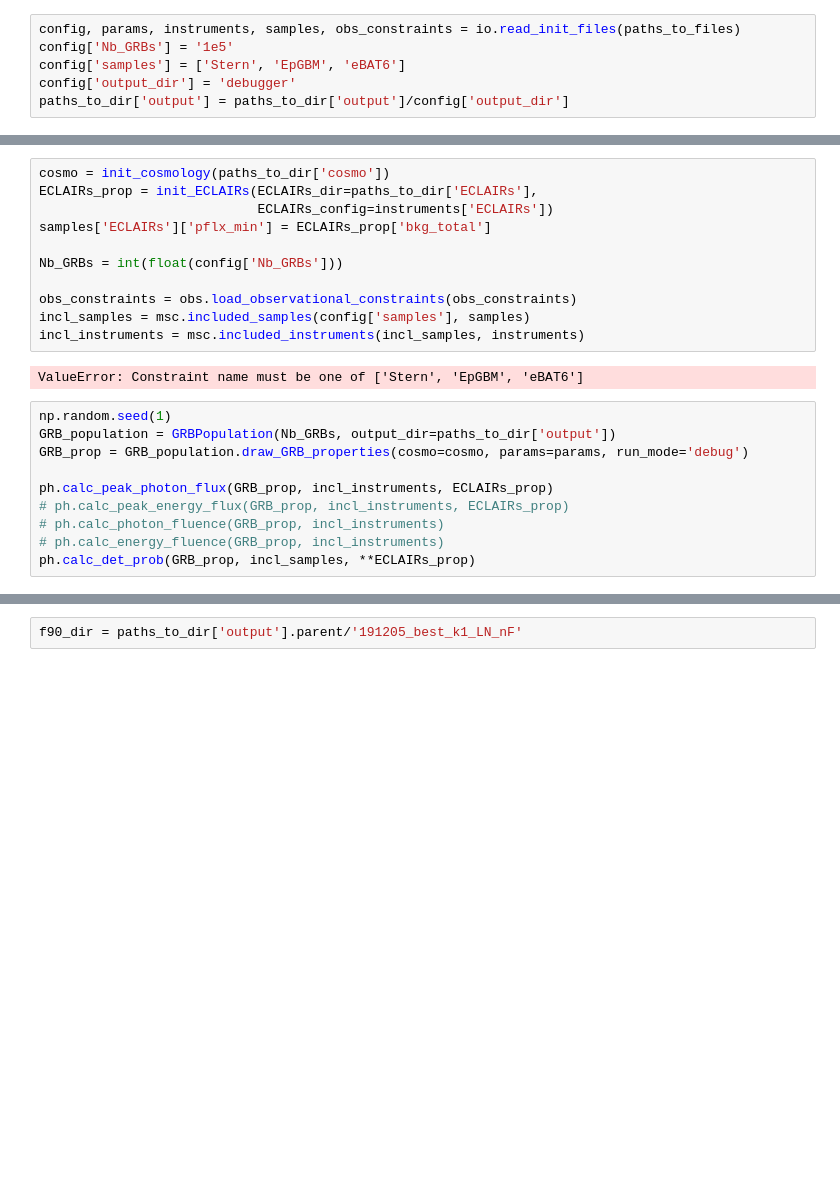
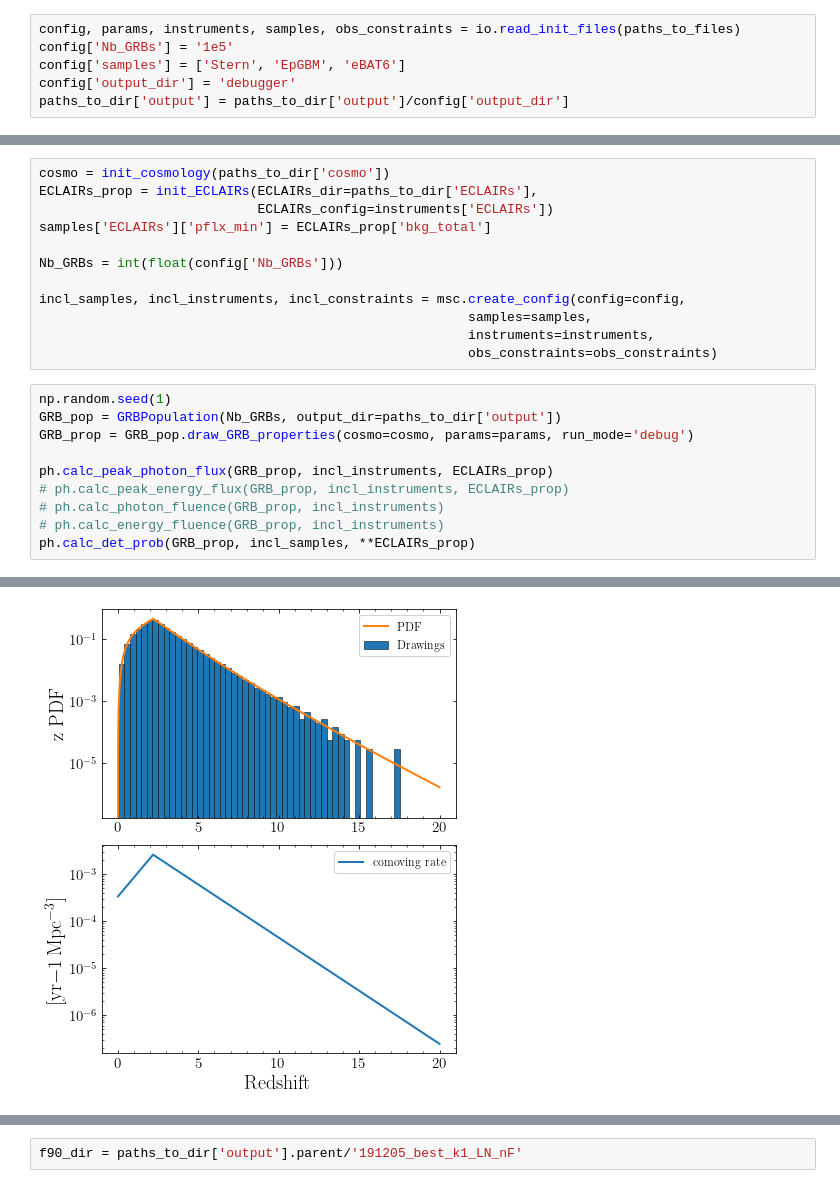
Before and after one commit to JPalmerio/GRB_population_model, a Jupyter notebook: ipynb_codes/Debugger.ipynb, the cells around one changed output, grey strips where cells are left out. Drawn from its saved outputs; the diff is of its cells as text; blank space fills up the shorter version.

```diff
--- a/ipynb_codes/Debugger.ipynb
+++ b/ipynb_codes/Debugger.ipynb
@@ -38,18 +38,18 @@ samples['ECLAIRs']['pflx_min'] = ECLAIRs_prop['bkg_total']
 
 Nb_GRBs = int(float(config['Nb_GRBs']))
 
-obs_constraints = obs.load_observational_constraints(obs_constraints)
-incl_samples = msc.included_samples(config['samples'], samples)
-incl_instruments = msc.included_instruments(incl_samples, instruments)
+incl_samples, incl_instruments, incl_constraints = msc.create_config(config=config,
+                                                       samples=samples,
+                                                       instruments=instruments,
+                                                       obs_constraints=obs_constraints)
-# %% [output]
-ValueError: Constraint name must be one of ['Stern', 'EpGBM', 'eBAT6']
 # %%
 np.random.seed(1)
-GRB_population = GRBPopulation(Nb_GRBs, output_dir=paths_to_dir['output'])
-GRB_prop = GRB_population.draw_GRB_properties(cosmo=cosmo, params=params, run_mode='debug')
+GRB_pop = GRBPopulation(Nb_GRBs, output_dir=paths_to_dir['output'])
+GRB_prop = GRB_pop.draw_GRB_properties(cosmo=cosmo, params=params, run_mode='debug')
 
 ph.calc_peak_photon_flux(GRB_prop, incl_instruments, ECLAIRs_prop)
 # ph.calc_peak_energy_flux(GRB_prop, incl_instruments, ECLAIRs_prop)
 # ph.calc_photon_fluence(GRB_prop, incl_instruments)
 # ph.calc_energy_fluence(GRB_prop, incl_instruments)
 ph.calc_det_prob(GRB_prop, incl_samples, **ECLAIRs_prop)
+# %% [output]
@@ -55,0 +73 @@ ph.calc_det_prob(GRB_prop, incl_samples, **ECLAIRs_prop)
+[figure, added]
```
Also changed, not shown: parts of 12 cells of this notebook, 7 other files.
